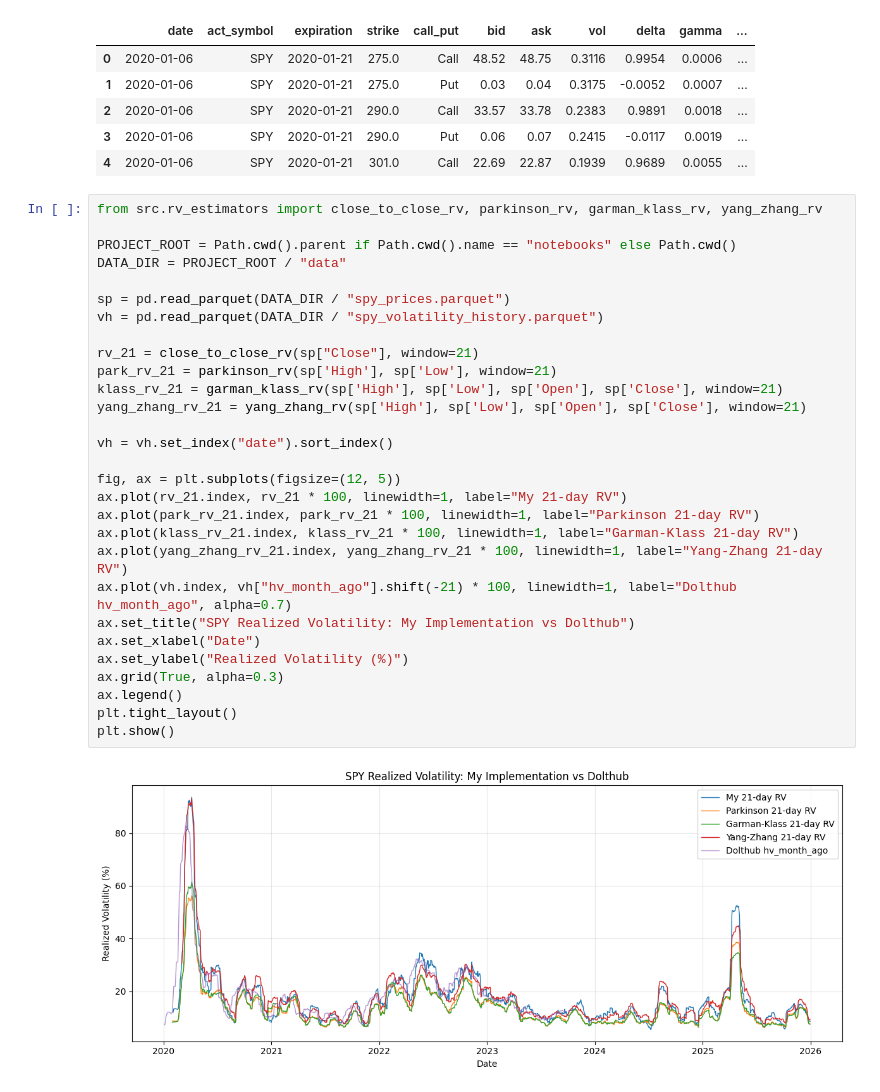
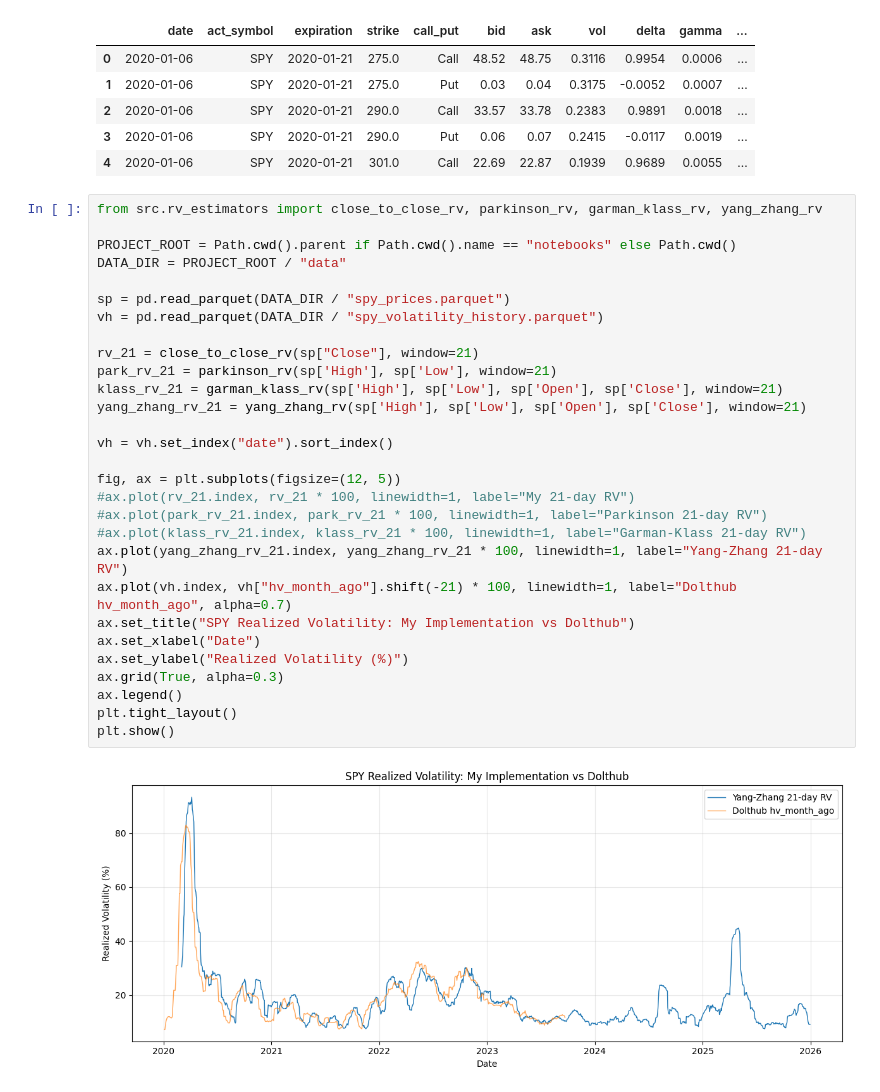
Before and after one commit to ElanPodo/volatility_surface_signals, a Jupyter notebook: notebooks/01_data_exploration.ipynb, the cells around one changed output. Cells and saved outputs as stored; diff of their text form.

```diff
--- a/notebooks/01_data_exploration.ipynb
+++ b/notebooks/01_data_exploration.ipynb
@@ -77,31 +77,31 @@ merged.head()
 # %%
 from src.rv_estimators import close_to_close_rv, parkinson_rv, garman_klass_rv, yang_zhang_rv
 
 PROJECT_ROOT = Path.cwd().parent if Path.cwd().name == "notebooks" else Path.cwd()
 DATA_DIR = PROJECT_ROOT / "data"
 
 sp = pd.read_parquet(DATA_DIR / "spy_prices.parquet")
 vh = pd.read_parquet(DATA_DIR / "spy_volatility_history.parquet")
 
 rv_21 = close_to_close_rv(sp["Close"], window=21)
 park_rv_21 = parkinson_rv(sp['High'], sp['Low'], window=21)
 klass_rv_21 = garman_klass_rv(sp['High'], sp['Low'], sp['Open'], sp['Close'], window=21)
 yang_zhang_rv_21 = yang_zhang_rv(sp['High'], sp['Low'], sp['Open'], sp['Close'], window=21)
 
 vh = vh.set_index("date").sort_index()
 
 fig, ax = plt.subplots(figsize=(12, 5))
-ax.plot(rv_21.index, rv_21 * 100, linewidth=1, label="My 21-day RV")
-ax.plot(park_rv_21.index, park_rv_21 * 100, linewidth=1, label="Parkinson 21-day RV")
-ax.plot(klass_rv_21.index, klass_rv_21 * 100, linewidth=1, label="Garman-Klass 21-day RV")
+#ax.plot(rv_21.index, rv_21 * 100, linewidth=1, label="My 21-day RV")
+#ax.plot(park_rv_21.index, park_rv_21 * 100, linewidth=1, label="Parkinson 21-day RV")
+#ax.plot(klass_rv_21.index, klass_rv_21 * 100, linewidth=1, label="Garman-Klass 21-day RV")
 ax.plot(yang_zhang_rv_21.index, yang_zhang_rv_21 * 100, linewidth=1, label="Yang-Zhang 21-day RV")
 ax.plot(vh.index, vh["hv_month_ago"].shift(-21) * 100, linewidth=1, label="Dolthub hv_month_ago", alpha=0.7)
 ax.set_title("SPY Realized Volatility: My Implementation vs Dolthub")
 ax.set_xlabel("Date")
 ax.set_ylabel("Realized Volatility (%)")
 ax.grid(True, alpha=0.3)
 ax.legend()
 plt.tight_layout()
 plt.show()
 # %% [output]
-[figure, old version]
+[figure, new version]
```
Also changed, not shown: parts of 1 cell of this notebook.
